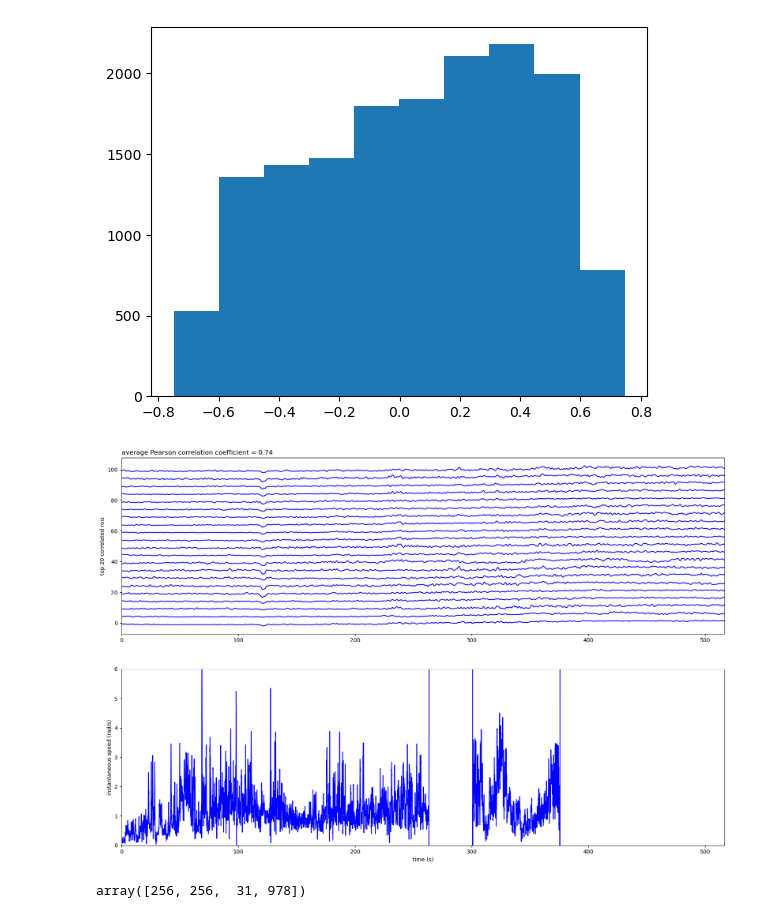
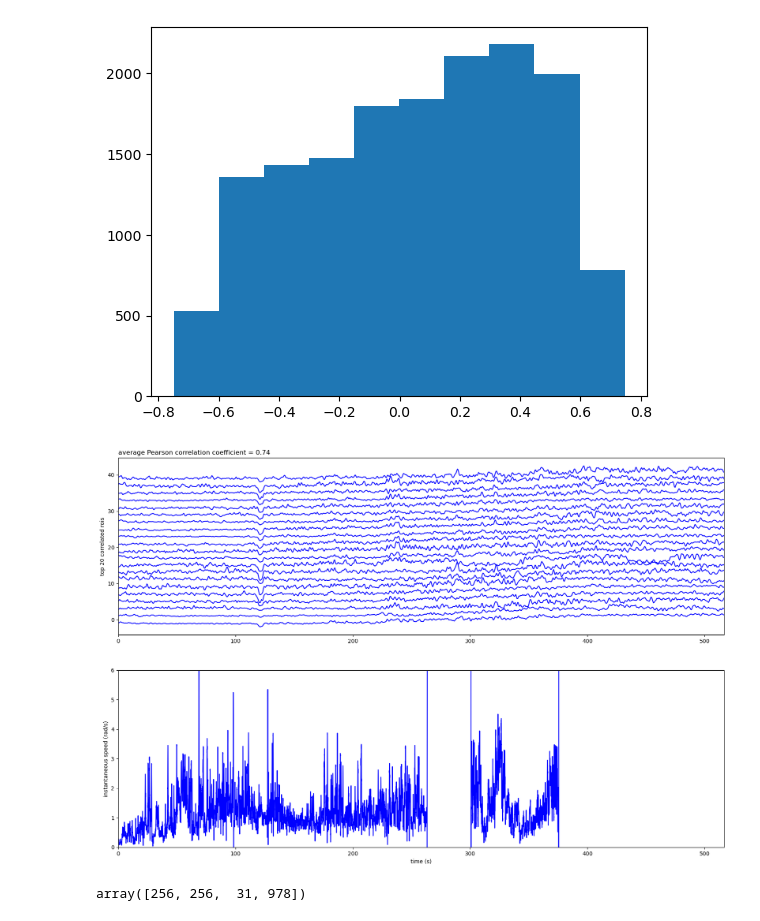
Before and after one commit to ptarabishi/ROI_analysis, a Jupyter notebook: 2025_09_16_supervoxel_correlations.ipynb, the cells around one changed output. Cells and saved outputs as stored; diff of their text form; code cells hidden in the pictures.

```diff
--- a/2025_09_16_supervoxel_correlations.ipynb
+++ b/2025_09_16_supervoxel_correlations.ipynb
@@ -94,30 +94,31 @@ plt.show()
 [figure]
 # %%
 mean_corr = []
-y_shift = 5
+y_shift = 2
 roi_n = 20
 
 plt.figure(figsize=(20,20))
 plt.subplot( 3, 1, 1)
 for idx, cluster_idx in enumerate(sorted_pearson):
     trace = signal_reshape[cluster_idx, :] + (y_shift*idx)
     plt.plot(maui_time, trace, color='b')
     mean_corr.append(pearson_arr[cluster_idx])
     if idx == roi_n:
         break
 plt.title(fr'average Pearson correlation coefficient = {np.mean(mean_corr):.2f}', loc = 'left')
 plt.xlim(xmin=0, xmax=max(maui_time))
 plt.ylabel('top 20 correlated rois')
 
 plt.subplot(312)
 plt.plot(fic_time, fictrac_sp, color='b')
 plt.ylim(0,6)
 plt.xlim(xmin=0, xmax=max(maui_time))
 plt.xlabel('time (s)')
 plt.ylabel('instantaneous speed (rad/s)')
+plt.savefig(fr'{experiment_path}/processed/dfF_with_walk.svg')
 plt.show()
 # %% [output]
-[figure, old version]
+[figure, new version]
 # %%
 cluster_labels.shape
 brain_dim = brain_dim.reshape(-1)
```
Also changed, not shown: 2 other files.
